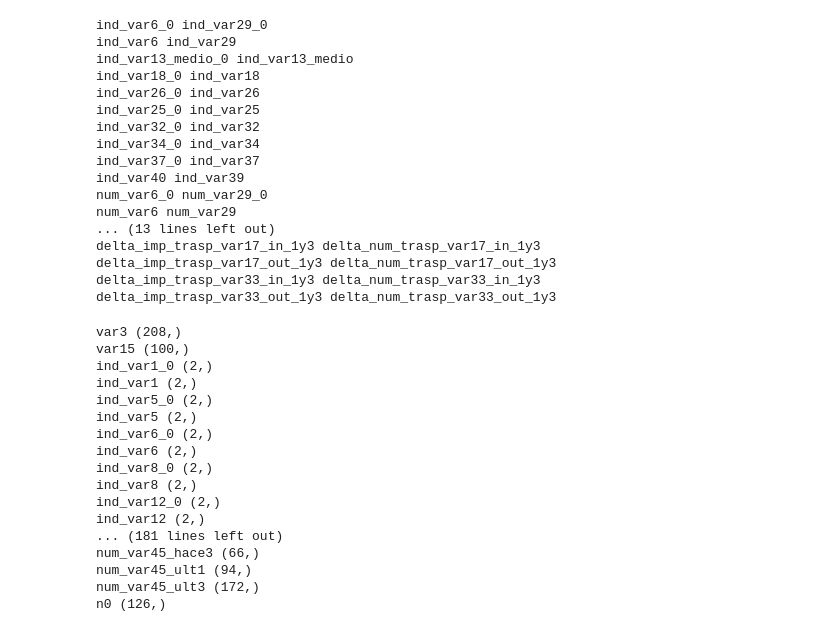
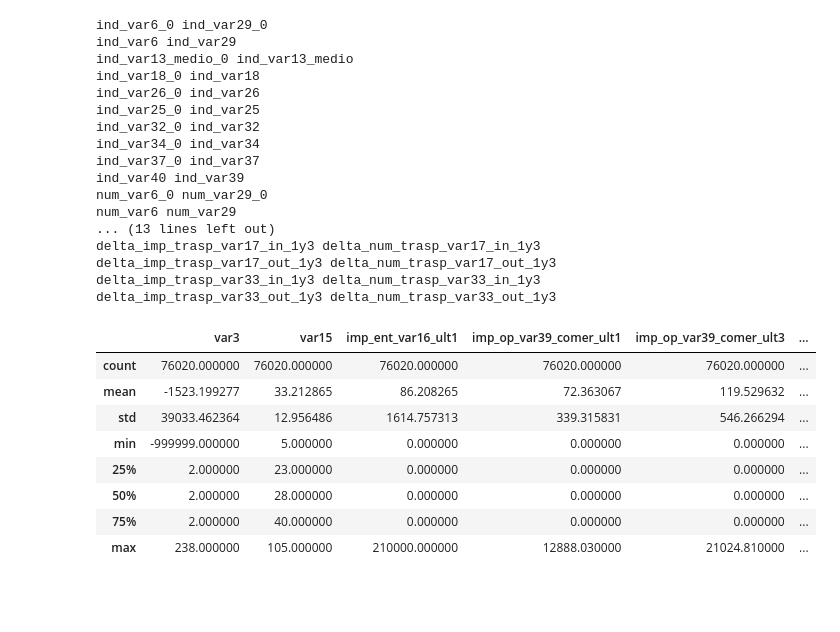
Before and after one commit to Sandy4321/santander_kaggle, a Jupyter notebook: explore.ipynb, the cells around one changed output. Saved outputs shown, nothing was run; the diff lists cells and outputs as text; code cells hidden in the pictures; blank space fills up the shorter version.

```diff
--- a/explore.ipynb
+++ b/explore.ipynb
@@ -3,6 +3,8 @@ import numpy as np
 import pandas as pd
 import matplotlib.pyplot as plt
 %matplotlib inline
+# %%
+pd.options.display.max_rows = 999
 # %%
 train = pd.read_csv('data/train.csv', index_col='ID')
 test = pd.read_csv('data/test.csv', index_col='ID')
@@ -72,22 +72,13 @@ from scipy.stats import pearsonr
-# %%
-for c in train.columns:
-    if train[c].dtype == 'int64':
-        print(c, train[c].unique().shape)
-# %% [output]
-var3 (208,)
-var15 (100,)
-ind_var1_0 (2,)
-ind_var1 (2,)
-ind_var5_0 (2,)
-ind_var5 (2,)
-ind_var6_0 (2,)
-ind_var6 (2,)
-ind_var8_0 (2,)
-ind_var8 (2,)
-ind_var12_0 (2,)
-ind_var12 (2,)
-... (181 lines left out)
-num_var45_hace3 (66,)
-num_var45_ult1 (94,)
-num_var45_ult3 (172,)
-n0 (126,)
+# %%
+pd.set_option("display.max_columns", 999)
+train.describe()
+# %% [output]
+|  | var3 | var15 | imp_ent_var16_ult1 | imp_op_var39_comer_ult1 | imp_op_var39_comer_ult3 | ... |
+| count | 76020.000000 | 76020.000000 | 76020.000000 | 76020.000000 | 76020.000000 | ... |
+| mean | -1523.199277 | 33.212865 | 86.208265 | 72.363067 | 119.529632 | ... |
+| std | 39033.462364 | 12.956486 | 1614.757313 | 339.315831 | 546.266294 | ... |
+| min | -999999.000000 | 5.000000 | 0.000000 | 0.000000 | 0.000000 | ... |
+| 25% | 2.000000 | 23.000000 | 0.000000 | 0.000000 | 0.000000 | ... |
+| 50% | 2.000000 | 28.000000 | 0.000000 | 0.000000 | 0.000000 | ... |
+| 75% | 2.000000 | 40.000000 | 0.000000 | 0.000000 | 0.000000 | ... |
+| max | 238.000000 | 105.000000 | 210000.000000 | 12888.030000 | 21024.810000 | ... |
```
Also changed, not shown: parts of 1 cell of this notebook, 8 other files.
